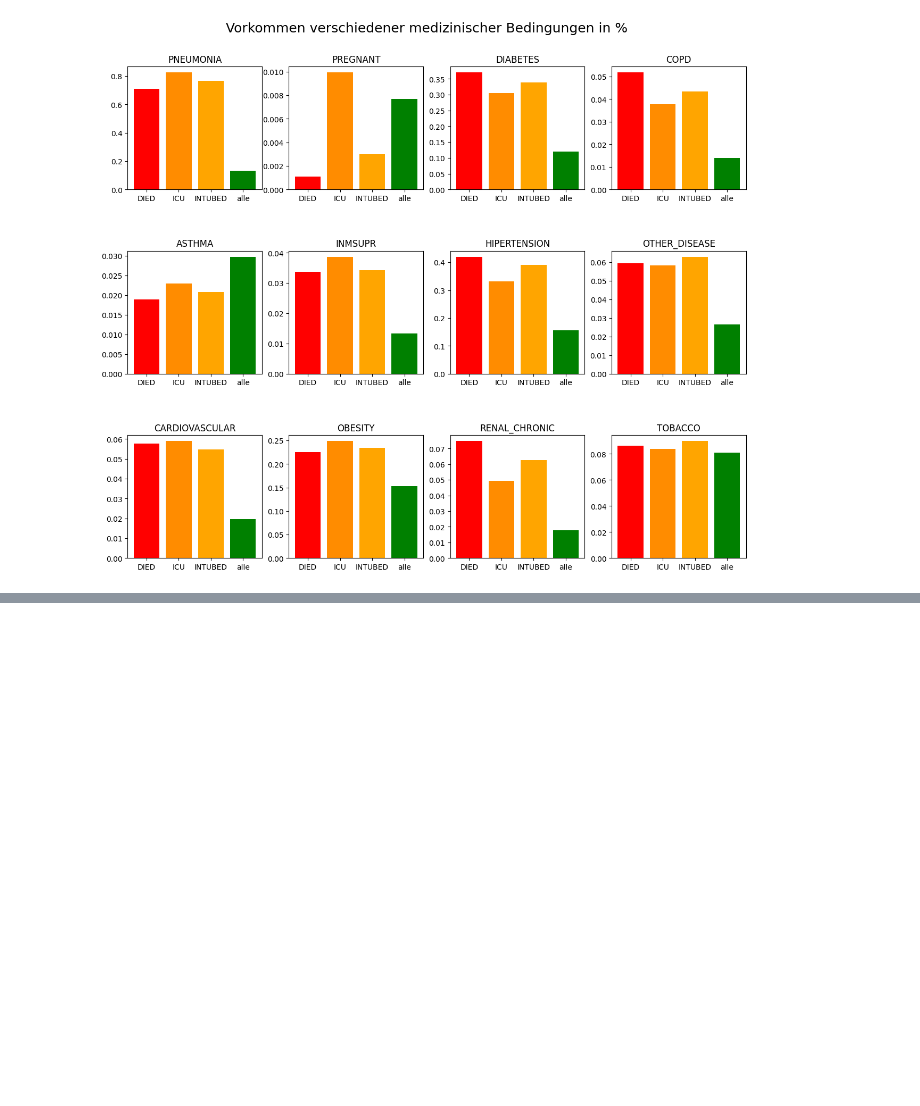
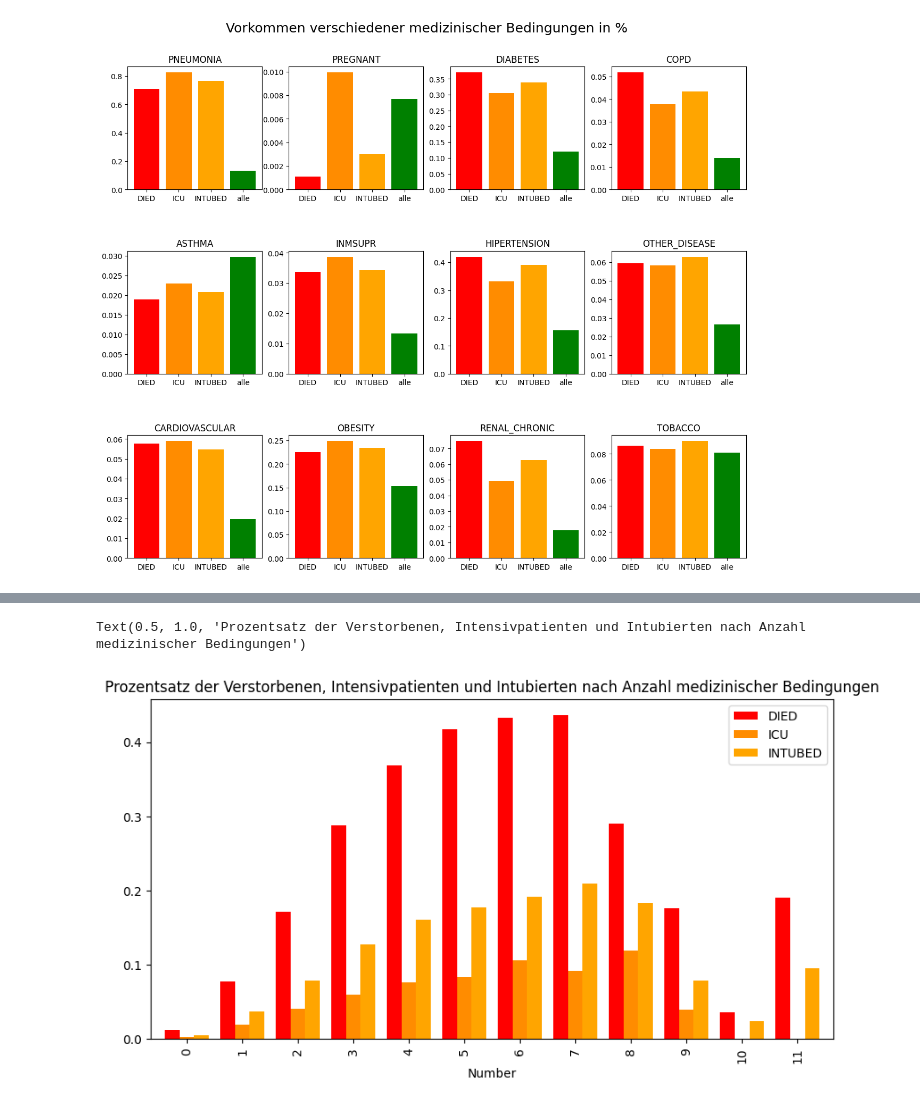
Before and after one commit to roink/covid-19-risiko-erkennung, a Jupyter notebook: notebooks/1.05-CK-Exploration.ipynb, the cells around one changed output, grey strips where cells are left out. Cells and saved outputs as stored; diff of their text form; code cells hidden in the pictures; blank space fills up the shorter version.

```diff
--- a/notebooks/1.05-CK-Exploration.ipynb
+++ b/notebooks/1.05-CK-Exploration.ipynb
@@ -149,0 +170,23 @@ plt.show()
+# %%
+def make_percentages(n):
+
+    percentages={'Number':n,'DIED':len(df[(df.nmc==n)&(df.DIED==1)])/len(df[df.nmc==n]),
+                 'ICU':len(df[(df.nmc==n)&(df.ICU==1)])/len(df[df.nmc==n]),
+                 'INTUBED':len(df[(df.nmc==n)&(df.INTUBED==1)])/len(df[df.nmc==n])}
+    return percentages
+
+x=['DIED','ICU','INTUBED']
+
+df1 = pd.DataFrame(columns=['Number', 'DIED', 'ICU', 'INTUBED'])
+
+for i in range(0,12):
+    df1.loc[len(df1)]=make_percentages(i)
+
+
+df1.plot(x='Number',kind='bar',color=["red","darkorange","orange"],width=0.8,figsize=(10,5))
+    #plt.set_title(number)
+
+plt.title("Prozentsatz der Verstorbenen, Intensivpatienten und Intubierten nach Anzahl medizinischer Bedingungen")
+# %% [output]
+Text(0.5, 1.0, 'Prozentsatz der Verstorbenen, Intensivpatienten und Intubierten nach Anzahl medizinischer Bedingungen')
+[figure, added]
```
Also changed, not shown: parts of 6 cells of this notebook.
